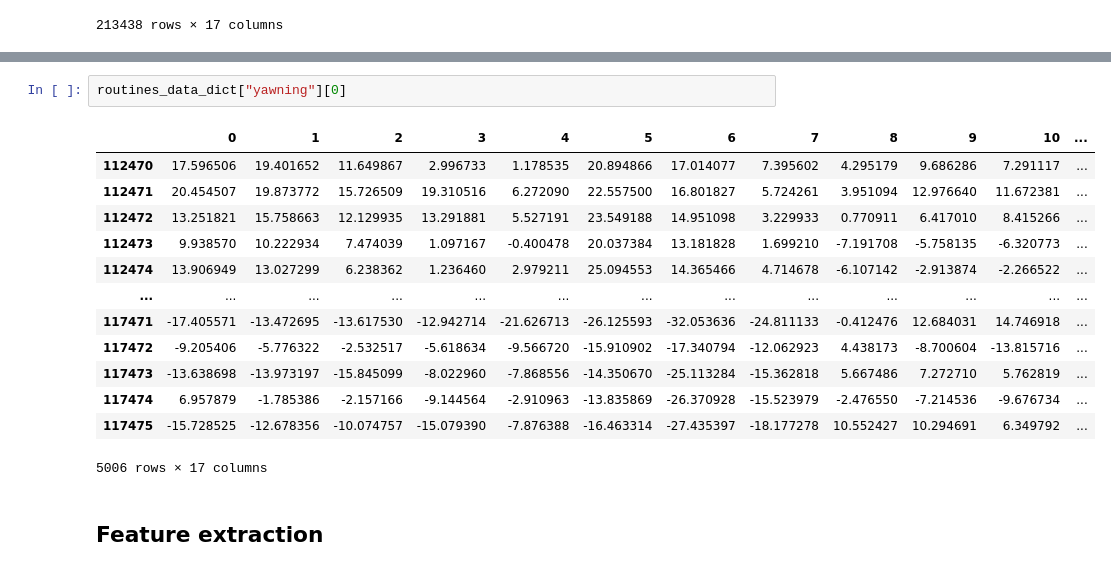
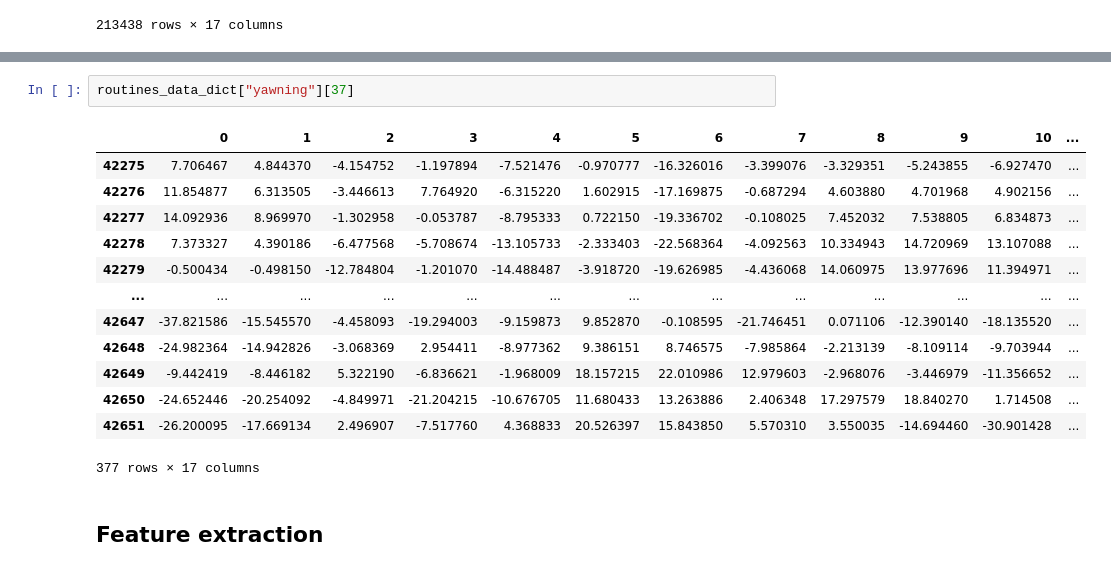
Before and after one commit to davidvblumenthal/nourriture_cEEG, a Jupyter notebook: EEG-Preprocessing-Template.ipynb, the cells around one changed output, grey strips where cells are left out. Cells and saved outputs as stored; diff of their text form.

```diff
--- a/EEG-Preprocessing-Template.ipynb
+++ b/EEG-Preprocessing-Template.ipynb
@@ -221,19 +228,19 @@ TypeError: replace() got an unexpected keyword argument 'axis'
 # %%
-routines_data_dict["yawning"][0]
+routines_data_dict["yawning"][37]
 # %% [output]
 |  | 0 | 1 | 2 | 3 | 4 | 5 | 6 | 7 | 8 | 9 | 10 | ... |
-| 112470 | 17.596506 | 19.401652 | 11.649867 | 2.996733 | 1.178535 | 20.894866 | 17.014077 | 7.395602 | 4.295179 | 9.686286 | 7.291117 | ... |
-| 112471 | 20.454507 | 19.873772 | 15.726509 | 19.310516 | 6.272090 | 22.557500 | 16.801827 | 5.724261 | 3.951094 | 12.976640 | 11.672381 | ... |
-| 112472 | 13.251821 | 15.758663 | 12.129935 | 13.291881 | 5.527191 | 23.549188 | 14.951098 | 3.229933 | 0.770911 | 6.417010 | 8.415266 | ... |
-| 112473 | 9.938570 | 10.222934 | 7.474039 | 1.097167 | -0.400478 | 20.037384 | 13.181828 | 1.699210 | -7.191708 | -5.758135 | -6.320773 | ... |
-| 112474 | 13.906949 | 13.027299 | 6.238362 | 1.236460 | 2.979211 | 25.094553 | 14.365466 | 4.714678 | -6.107142 | -2.913874 | -2.266522 | ... |
+| 42275 | 7.706467 | 4.844370 | -4.154752 | -1.197894 | -7.521476 | -0.970777 | -16.326016 | -3.399076 | -3.329351 | -5.243855 | -6.927470 | ... |
+| 42276 | 11.854877 | 6.313505 | -3.446613 | 7.764920 | -6.315220 | 1.602915 | -17.169875 | -0.687294 | 4.603880 | 4.701968 | 4.902156 | ... |
+| 42277 | 14.092936 | 8.969970 | -1.302958 | -0.053787 | -8.795333 | 0.722150 | -19.336702 | -0.108025 | 7.452032 | 7.538805 | 6.834873 | ... |
+| 42278 | 7.373327 | 4.390186 | -6.477568 | -5.708674 | -13.105733 | -2.333403 | -22.568364 | -4.092563 | 10.334943 | 14.720969 | 13.107088 | ... |
+| 42279 | -0.500434 | -0.498150 | -12.784804 | -1.201070 | -14.488487 | -3.918720 | -19.626985 | -4.436068 | 14.060975 | 13.977696 | 11.394971 | ... |
 | ... | ... | ... | ... | ... | ... | ... | ... | ... | ... | ... | ... | ... |
-| 117471 | -17.405571 | -13.472695 | -13.617530 | -12.942714 | -21.626713 | -26.125593 | -32.053636 | -24.811133 | -0.412476 | 12.684031 | 14.746918 | ... |
-| 117472 | -9.205406 | -5.776322 | -2.532517 | -5.618634 | -9.566720 | -15.910902 | -17.340794 | -12.062923 | 4.438173 | -8.700604 | -13.815716 | ... |
-| 117473 | -13.638698 | -13.973197 | -15.845099 | -8.022960 | -7.868556 | -14.350670 | -25.113284 | -15.362818 | 5.667486 | 7.272710 | 5.762819 | ... |
-| 117474 | 6.957879 | -1.785386 | -2.157166 | -9.144564 | -2.910963 | -13.835869 | -26.370928 | -15.523979 | -2.476550 | -7.214536 | -9.676734 | ... |
-| 117475 | -15.728525 | -12.678356 | -10.074757 | -15.079390 | -7.876388 | -16.463314 | -27.435397 | -18.177278 | 10.552427 | 10.294691 | 6.349792 | ... |
+| 42647 | -37.821586 | -15.545570 | -4.458093 | -19.294003 | -9.159873 | 9.852870 | -0.108595 | -21.746451 | 0.071106 | -12.390140 | -18.135520 | ... |
+| 42648 | -24.982364 | -14.942826 | -3.068369 | 2.954411 | -8.977362 | 9.386151 | 8.746575 | -7.985864 | -2.213139 | -8.109114 | -9.703944 | ... |
+| 42649 | -9.442419 | -8.446182 | 5.322190 | -6.836621 | -1.968009 | 18.157215 | 22.010986 | 12.979603 | -2.968076 | -3.446979 | -11.356652 | ... |
+| 42650 | -24.652446 | -20.254092 | -4.849971 | -21.204215 | -10.676705 | 11.680433 | 13.263886 | 2.406348 | 17.297579 | 18.840270 | 1.714508 | ... |
+| 42651 | -26.200095 | -17.669134 | 2.496907 | -7.517760 | 4.368833 | 20.526397 | 15.843850 | 5.570310 | 3.550035 | -14.694460 | -30.901428 | ... |
-5006 rows × 17 columns
+377 rows × 17 columns
 # %% [markdown]
 ## Feature extraction
 # %%
```
Also changed, not shown: parts of 1 cell of this notebook, 1 other file.
